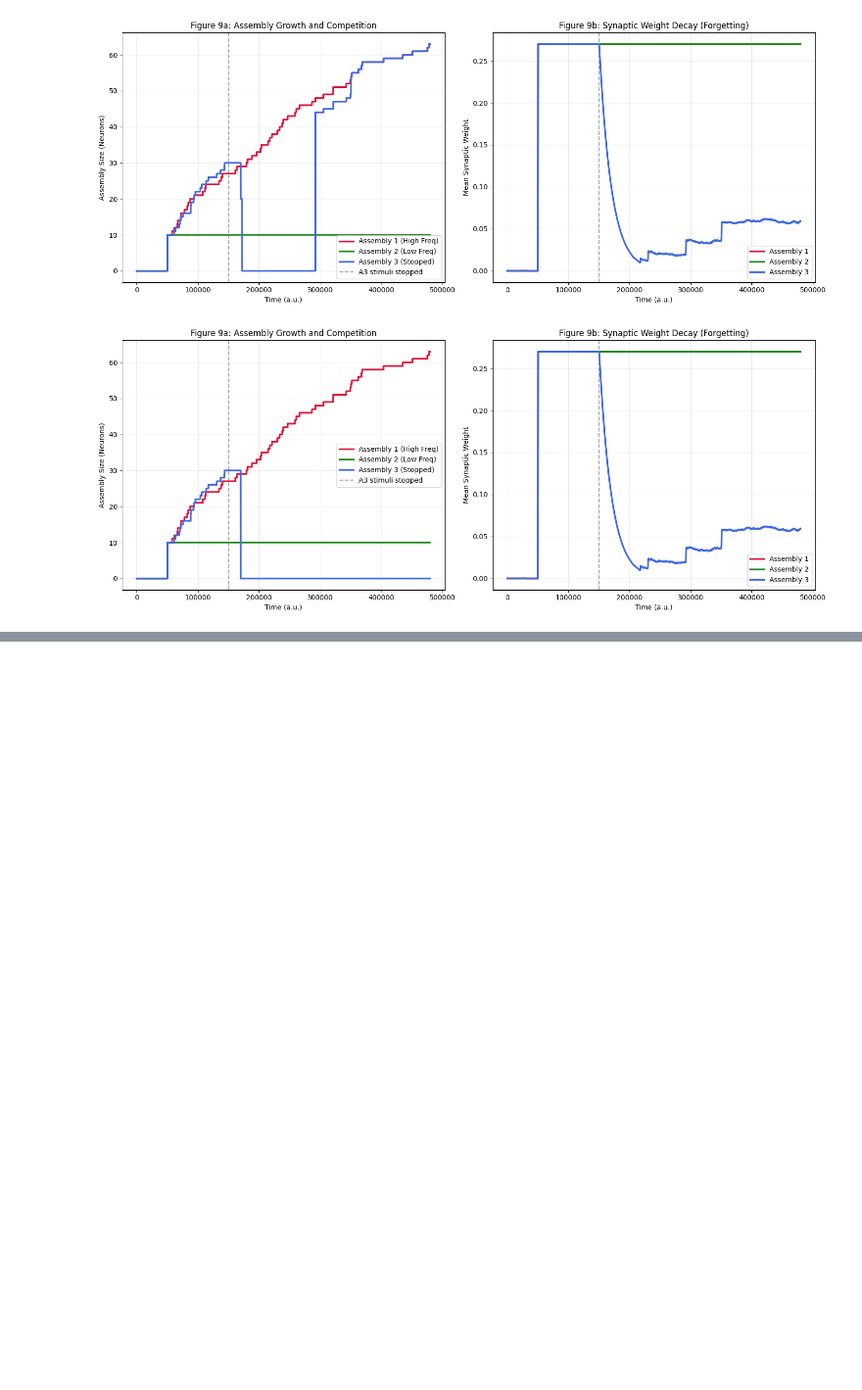
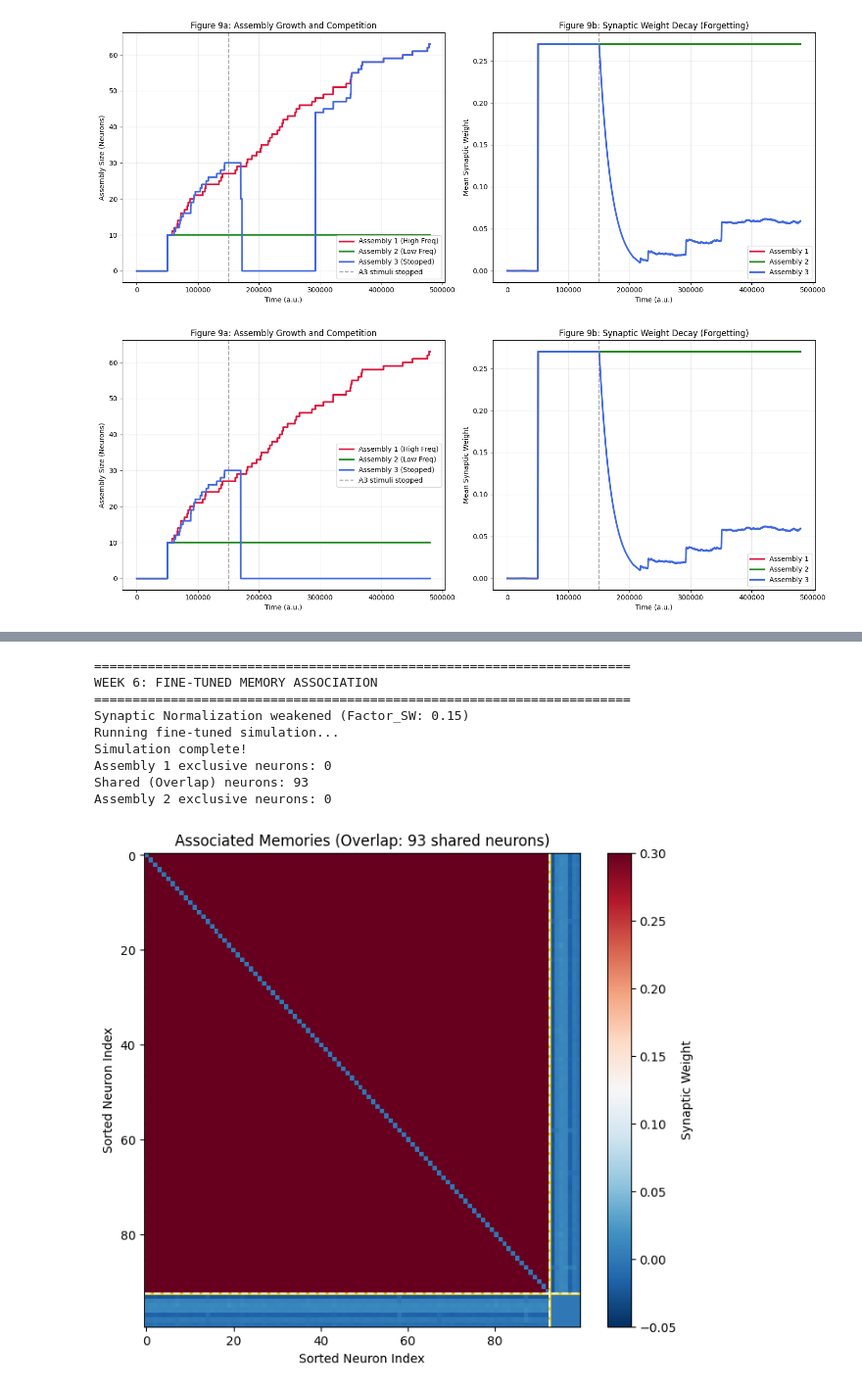
Before and after one commit to cecipwd/dynamicattractor, a Jupyter notebook: dynamic_attractor_network_colab.ipynb, the cells around one changed output, grey strips where cells are left out. Shown at 98% size. Cells and saved outputs as stored; diff of their text form; code cells hidden in the pictures; blank space fills up the shorter version.

```diff
--- a/dynamic_attractor_network_colab.ipynb
+++ b/dynamic_attractor_network_colab.ipynb
@@ -1269,0 +1702,14 @@ plot_competition_results(results_week5)
+# %%
+results_tuned = run_tuned_association()
+plot_overlap_matrix(results_tuned)
+# %% [output]
+======================================================================
+WEEK 6: FINE-TUNED MEMORY ASSOCIATION
+======================================================================
+Synaptic Normalization weakened (Factor_SW: 0.15)
+Running fine-tuned simulation...
+Simulation complete!
+Assembly 1 exclusive neurons: 0
+Shared (Overlap) neurons: 93
+Assembly 2 exclusive neurons: 0
+[figure, added]
```
Also changed, not shown: parts of 19 cells of this notebook.
